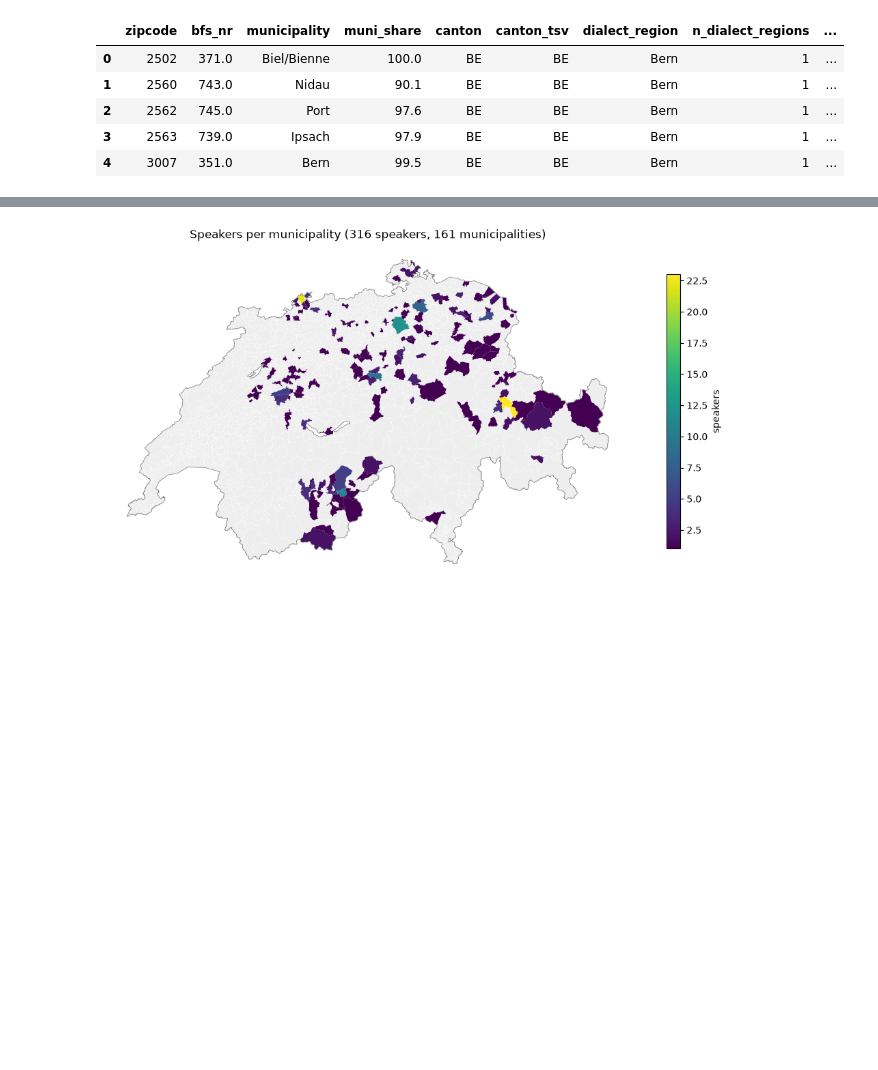
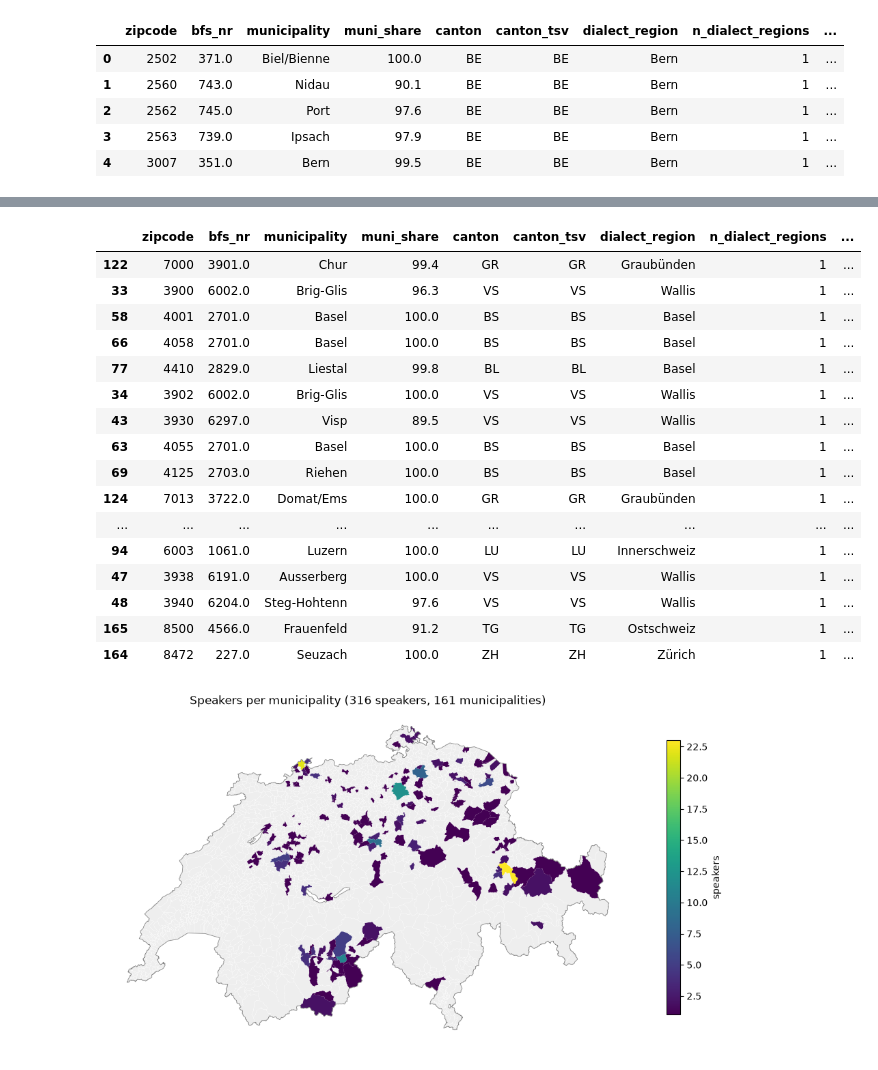
Before and after one commit to MrF3lix/maloney, a Jupyter notebook: playground/01_plot_speaker_map.ipynb, the cells around one changed output, grey strips where cells are left out. Saved outputs shown, nothing was run; the diff lists cells and outputs as text; code cells hidden in the pictures; blank space fills up the shorter version.

```diff
--- a/playground/01_plot_speaker_map.ipynb
+++ b/playground/01_plot_speaker_map.ipynb
@@ -32,3 +27,23 @@ zips.loc[zips['zipcode'] == '8001']
+# %%
+len(table)
+# %% [output]
+|  | zipcode | bfs_nr | municipality | muni_share | canton | canton_tsv | dialect_region | n_dialect_regions | ... |
+| 122 | 7000 | 3901.0 | Chur | 99.4 | GR | GR | Graubünden | 1 | ... |
+| 33 | 3900 | 6002.0 | Brig-Glis | 96.3 | VS | VS | Wallis | 1 | ... |
+| 58 | 4001 | 2701.0 | Basel | 100.0 | BS | BS | Basel | 1 | ... |
+| 66 | 4058 | 2701.0 | Basel | 100.0 | BS | BS | Basel | 1 | ... |
+| 77 | 4410 | 2829.0 | Liestal | 99.8 | BL | BL | Basel | 1 | ... |
+| 34 | 3902 | 6002.0 | Brig-Glis | 100.0 | VS | VS | Wallis | 1 | ... |
+| 43 | 3930 | 6297.0 | Visp | 89.5 | VS | VS | Wallis | 1 | ... |
+| 63 | 4055 | 2701.0 | Basel | 100.0 | BS | BS | Basel | 1 | ... |
+| 69 | 4125 | 2703.0 | Riehen | 100.0 | BS | BS | Basel | 1 | ... |
+| 124 | 7013 | 3722.0 | Domat/Ems | 100.0 | GR | GR | Graubünden | 1 | ... |
+| ... | ... | ... | ... | ... | ... | ... | ... | ... | ... |
+| 94 | 6003 | 1061.0 | Luzern | 100.0 | LU | LU | Innerschweiz | 1 | ... |
+| 47 | 3938 | 6191.0 | Ausserberg | 100.0 | VS | VS | Wallis | 1 | ... |
+| 48 | 3940 | 6204.0 | Steg-Hohtenn | 97.6 | VS | VS | Wallis | 1 | ... |
+| 165 | 8500 | 4566.0 | Frauenfeld | 91.2 | TG | TG | Ostschweiz | 1 | ... |
+| 164 | 8472 | 227.0 | Seuzach | 100.0 | ZH | ZH | Zürich | 1 | ... |
 # %%
 from matplotlib.lines import Line2D
 from matplotlib.patches import Patch
```
Also changed, not shown: parts of 1 cell of this notebook, 6 other files.
